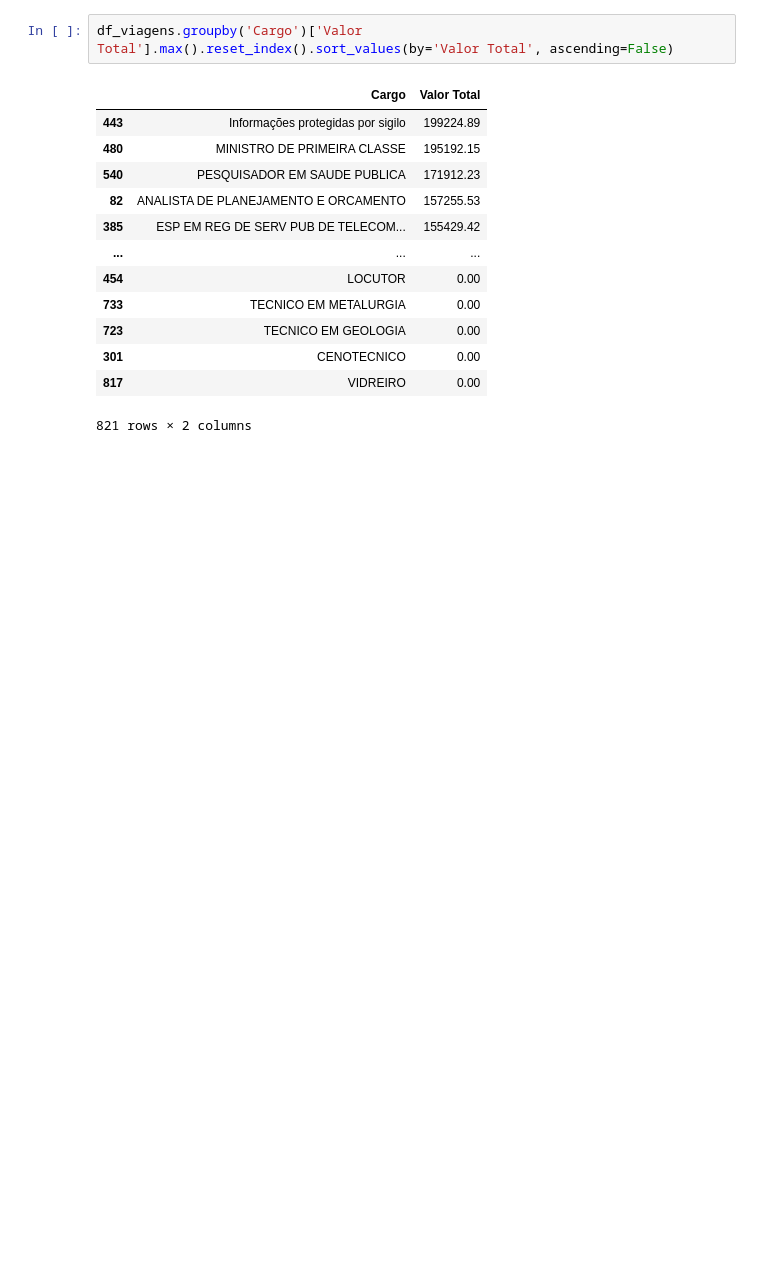
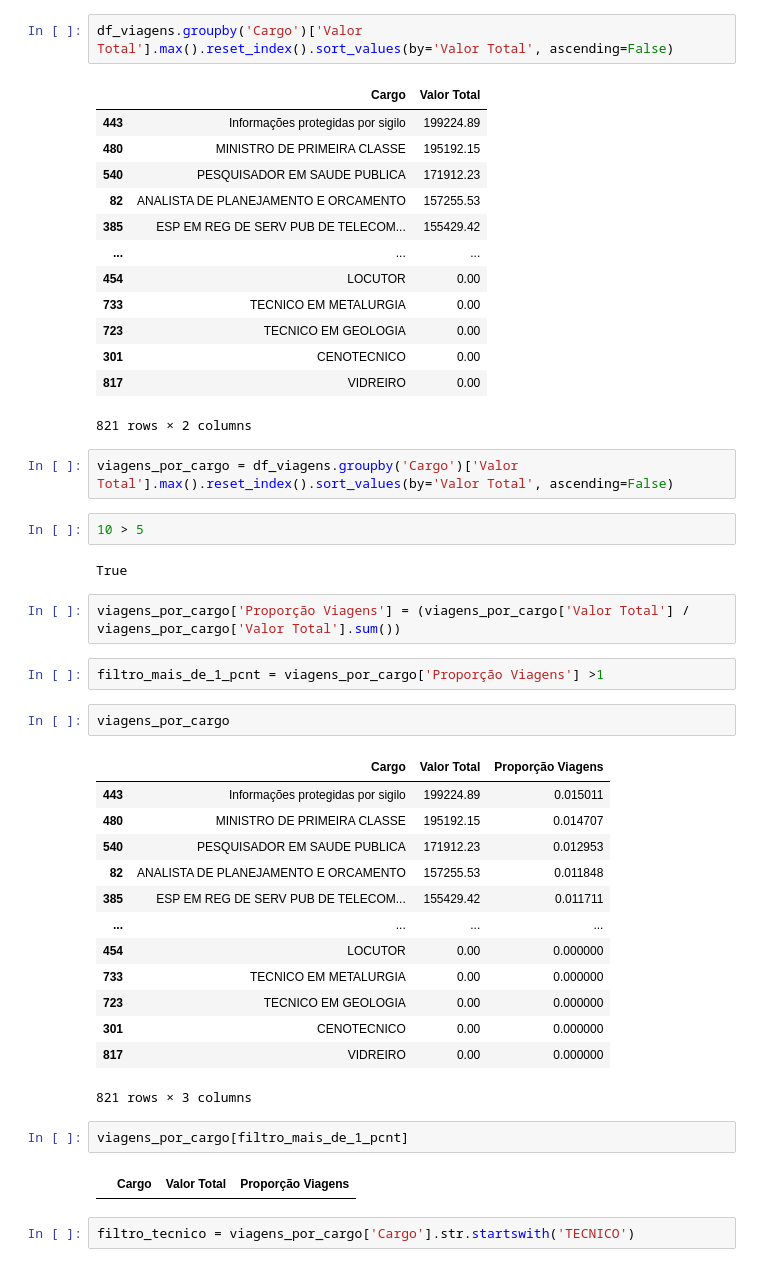
Before and after one commit to Guilherme31-code/miniguia-estudos-notebooklm., a Jupyter notebook: Untitled3.ipynb, the cells around one changed output. Saved outputs shown, nothing was run; the diff lists cells and outputs as text; blank space fills up the shorter version.

```diff
--- a/Untitled3.ipynb
+++ b/Untitled3.ipynb
@@ -286,3 +268,35 @@ df_viagens.groupby('Cargo')['Valor Total'].max().reset_index().sort_values(by='V
 | 301 | CENOTECNICO | 0.00 |
 | 817 | VIDREIRO | 0.00 |
 821 rows × 2 columns
+# %%
+viagens_por_cargo = df_viagens.groupby('Cargo')['Valor Total'].max().reset_index().sort_values(by='Valor Total', ascending=False)
+# %%
+10 > 5
+# %% [output]
+True
+# %%
+viagens_por_cargo['Proporção Viagens'] = (viagens_por_cargo['Valor Total'] / viagens_por_cargo['Valor Total'].sum())
+# %%
+filtro_mais_de_1_pcnt = viagens_por_cargo['Proporção Viagens'] >1
+# %%
+viagens_por_cargo
+# %% [output]
+|  | Cargo | Valor Total | Proporção Viagens |
+| 443 | Informações protegidas por sigilo | 199224.89 | 0.015011 |
+| 480 | MINISTRO DE PRIMEIRA CLASSE | 195192.15 | 0.014707 |
+| 540 | PESQUISADOR EM SAUDE PUBLICA | 171912.23 | 0.012953 |
+| 82 | ANALISTA DE PLANEJAMENTO E ORCAMENTO | 157255.53 | 0.011848 |
+| 385 | ESP EM REG DE SERV PUB DE TELECOM... | 155429.42 | 0.011711 |
+| ... | ... | ... | ... |
+| 454 | LOCUTOR | 0.00 | 0.000000 |
+| 733 | TECNICO EM METALURGIA | 0.00 | 0.000000 |
+| 723 | TECNICO EM GEOLOGIA | 0.00 | 0.000000 |
+| 301 | CENOTECNICO | 0.00 | 0.000000 |
+| 817 | VIDREIRO | 0.00 | 0.000000 |
+821 rows × 3 columns
+# %%
+viagens_por_cargo[filtro_mais_de_1_pcnt]
+# %% [output]
+|  | Cargo | Valor Total | Proporção Viagens |
+# %%
+filtro_tecnico = viagens_por_cargo['Cargo'].str.startswith('TECNICO')
```
Also changed, not shown: parts of 10 cells of this notebook.
